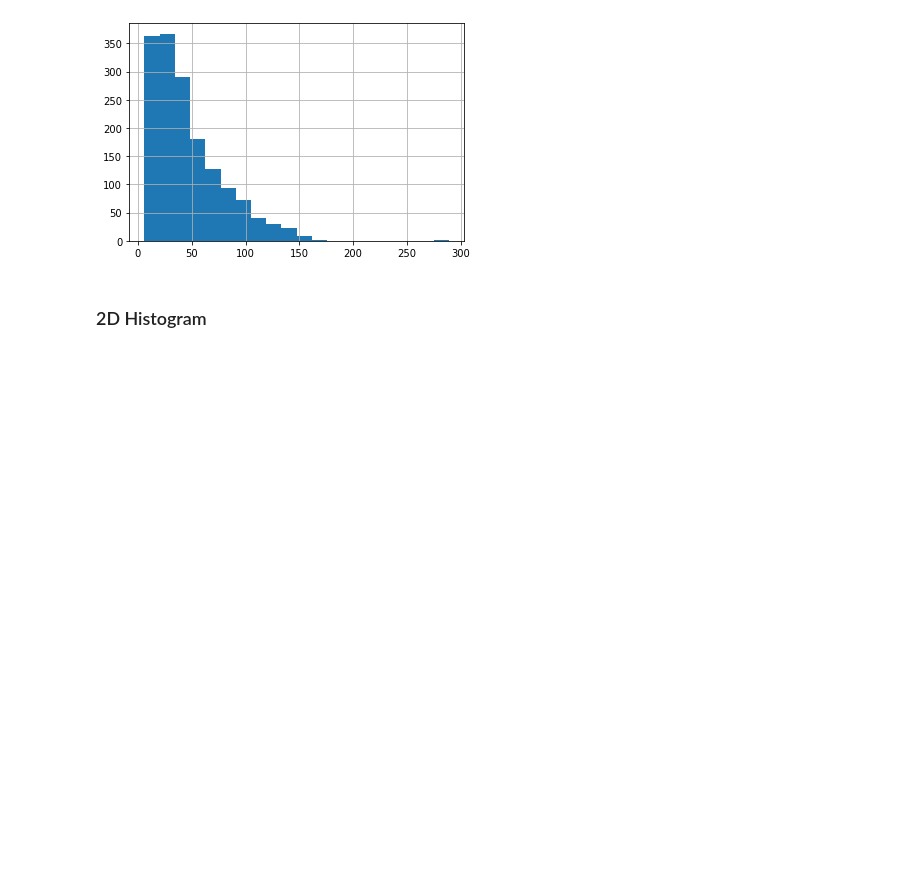
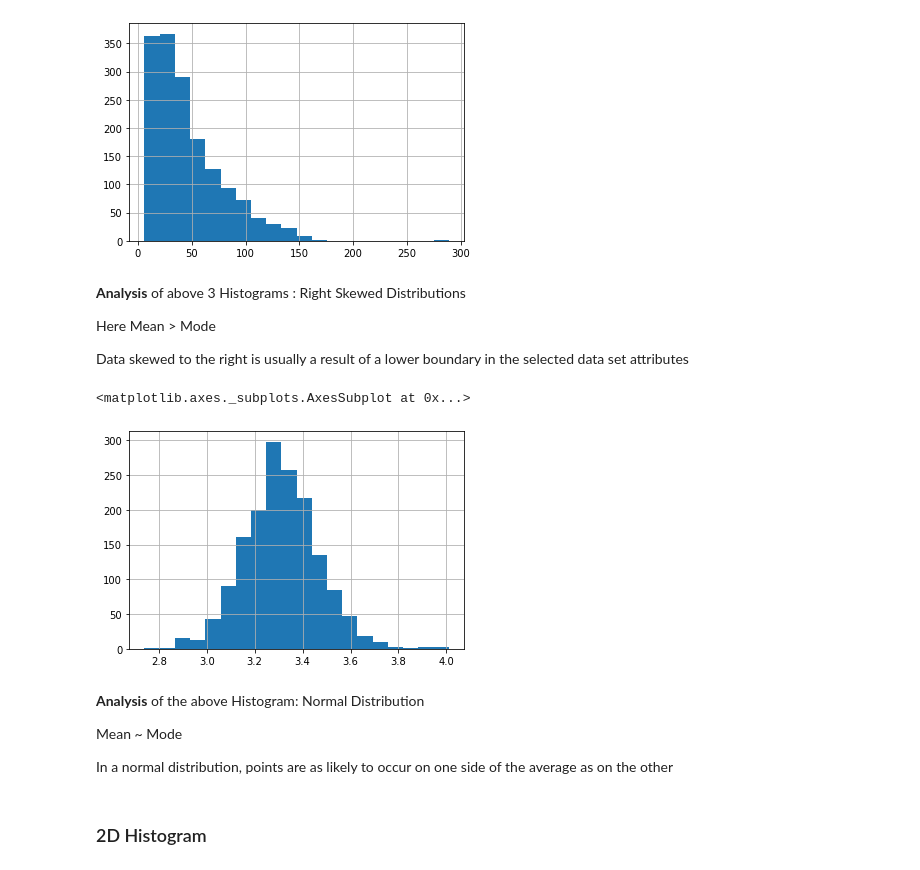
Before and after one commit to Nishidh25/Deeplearning-Models, a Jupyter notebook: red_wine_quality_visualization.ipynb, the cells around one changed output. Saved outputs shown, nothing was run; the diff lists cells and outputs as text; code cells hidden in the pictures; blank space fills up the shorter version.

```diff
--- a/red_wine_quality_visualization.ipynb
+++ b/red_wine_quality_visualization.ipynb
@@ -131,6 +131,23 @@ df["total.sulfur.dioxide"].hist(bins=20)
 # %% [output]
 <matplotlib.axes._subplots.AxesSubplot at 0x...>
 [figure]
+# %% [markdown]
+**Analysis** of above 3 Histograms : Right Skewed Distributions
+
+Here Mean > Mode
+
+Data skewed to the right is usually a result of a lower boundary in the selected data set attributes
+# %%
+df["pH"].hist(bins=20)
+# %% [output]
+<matplotlib.axes._subplots.AxesSubplot at 0x...>
+[figure, added]
+# %% [markdown]
+**Analysis** of the above Histogram: Normal Distribution
+
+Mean ~ Mode
+
+In a normal distribution, points are as likely to occur on one side of the average as on the other
 # %% [markdown]
 ### 2D Histogram
 # %%
```
Also changed, not shown: parts of 13 cells of this notebook.
